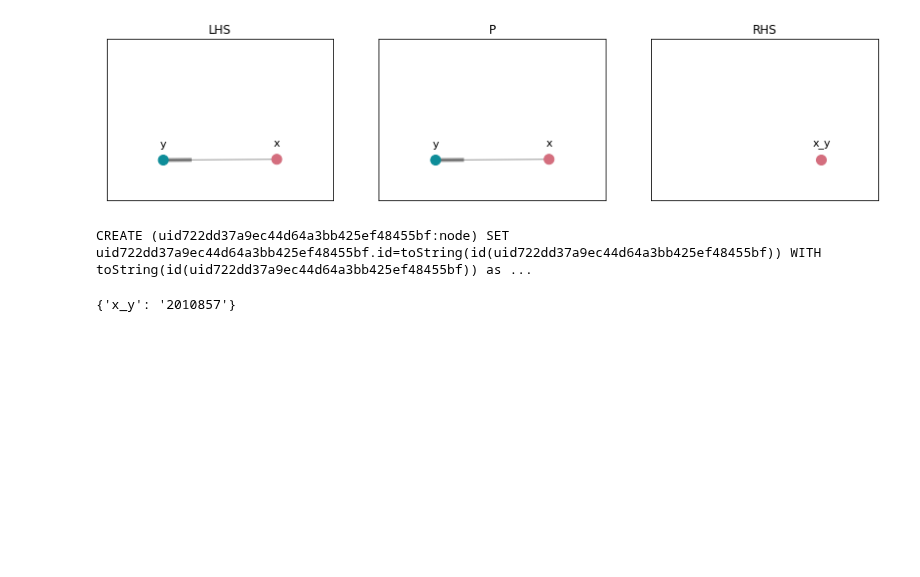
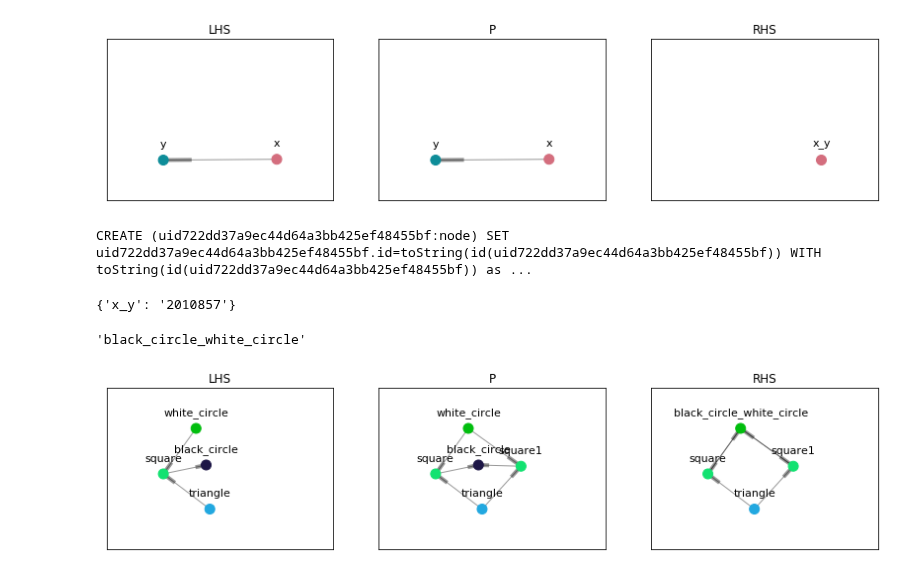
Before and after one commit to Kappa-Dev/ReGraph, a Jupyter notebook: examples/Neo4j_graphs.ipynb, the cells around one changed output. Saved outputs shown, nothing was run; the diff lists cells and outputs as text; code cells hidden in the pictures; blank space fills up the shorter version.

```diff
--- a/examples/Neo4j_graphs.ipynb
+++ b/examples/Neo4j_graphs.ipynb
@@ -132,3 +132,22 @@ CREATE (uid722dd37a9ec44d64a3bb425ef48455bf:node) SET uid722dd37a9ec44d64a3bb425
 rhs
 # %% [output]
 {'x_y': '2010857'}
+# %%
+pattern = nx.DiGraph()
+pattern.add_edges_from(
+    [
+        ("white_circle", "square"),
+        ("square", "black_circle"),
+        ("triangle", "square")
+    ])
+# %%
+ex_rule = Rule.from_transform(pattern)
+ex_rule.inject_remove_node("traingle")
+ex_rule.inject_clone_node("square")
+ex_rule.inject_merge_nodes(["white_circle", "black_circle"])
+# %% [output]
+'black_circle_white_circle'
+# %%
+plot_rule(ex_rule)
+# %% [output]
+[figure, added]
```
Also changed, not shown: 1 other file.
